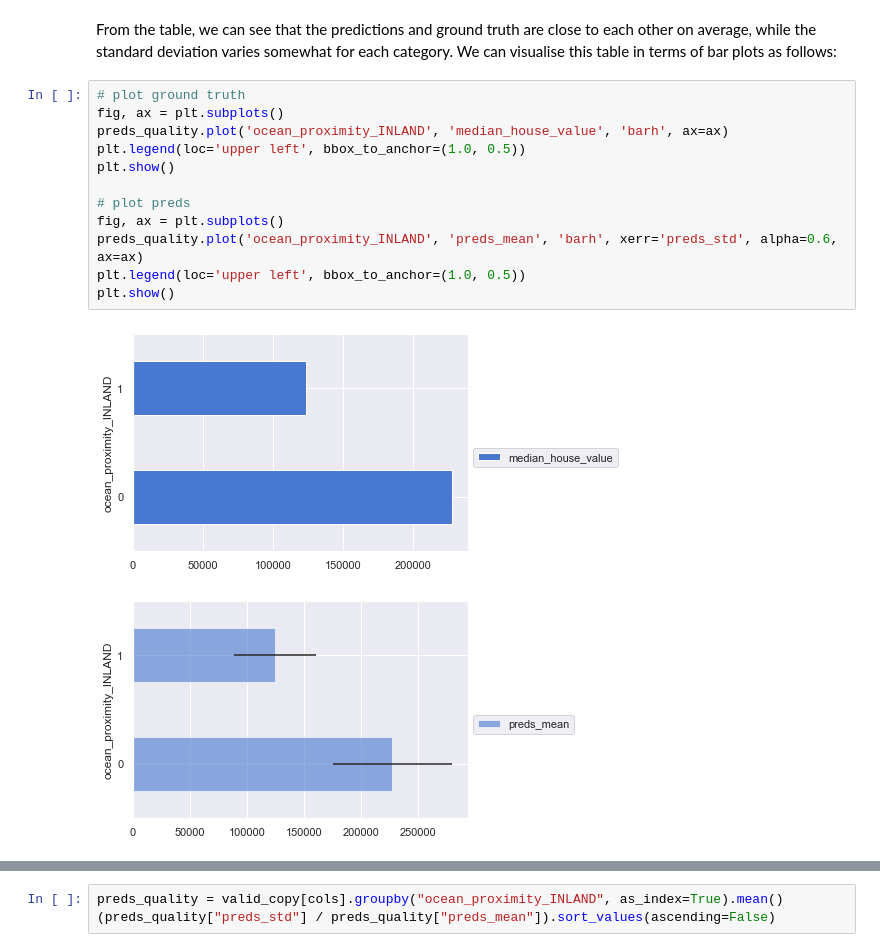
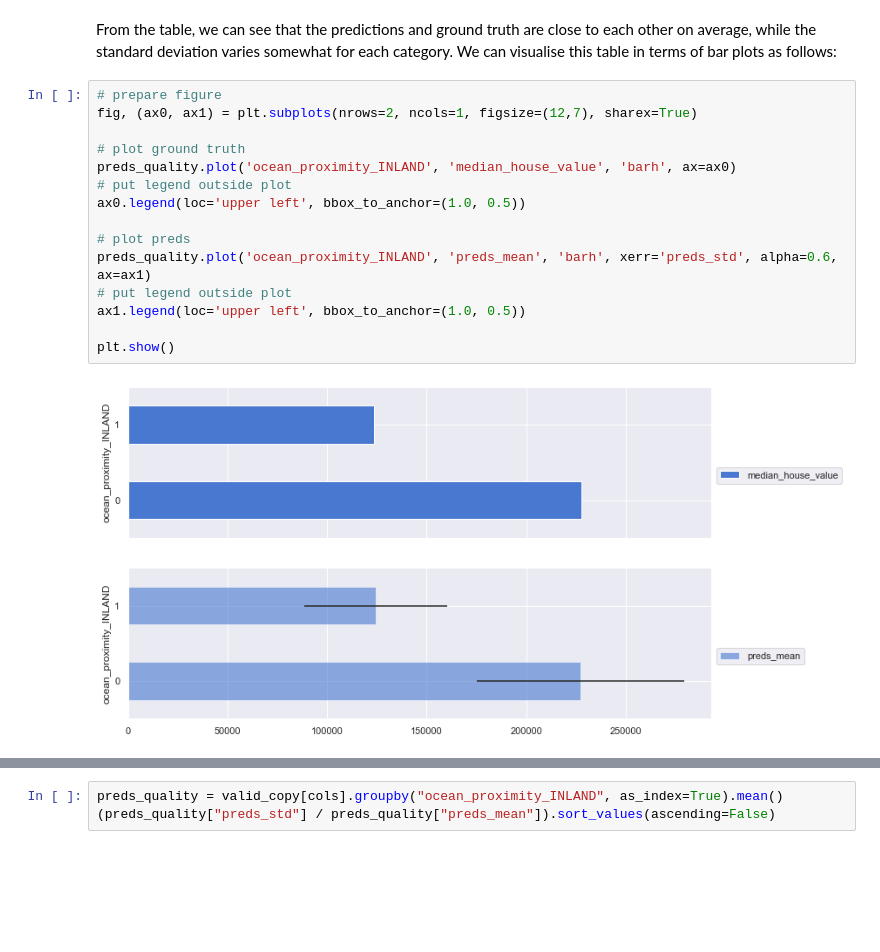
Before and after one commit to lewtun/dslectures, a Jupyter notebook: notebooks/lesson06_model-interpretation.ipynb, the cells around one changed output, grey strips where cells are left out. Drawn from its saved outputs; the diff is of its cells as text; blank space fills up the shorter version.

```diff
--- a/notebooks/lesson06_model-interpretation.ipynb
+++ b/notebooks/lesson06_model-interpretation.ipynb
@@ -212,18 +214,20 @@ preds_quality
 | 1 | 1 | 123654.224570 | 124241.488165 | 35858.872619 |
 # %% [markdown]
 From the table, we can see that the predictions and ground truth are close to each other on average, while the standard deviation varies somewhat for each category. We can visualise this table in terms of bar plots as follows:
-# %%
-# plot ground truth
-fig, ax = plt.subplots()
-preds_quality.plot('ocean_proximity_INLAND', 'median_house_value', 'barh', ax=ax)
-plt.legend(loc='upper left', bbox_to_anchor=(1.0, 0.5))
-plt.show()
-
-# plot preds
-fig, ax = plt.subplots()
-preds_quality.plot('ocean_proximity_INLAND', 'preds_mean', 'barh', xerr='preds_std', alpha=0.6, ax=ax)
-plt.legend(loc='upper left', bbox_to_anchor=(1.0, 0.5))
-plt.show()
-# %% [output]
-[figure, removed]
-[figure, removed]
+# %%
+# prepare figure
+fig, (ax0, ax1) = plt.subplots(nrows=2, ncols=1, figsize=(12,7), sharex=True)
+
+# plot ground truth
+preds_quality.plot('ocean_proximity_INLAND', 'median_house_value', 'barh', ax=ax0)
+# put legend outside plot
+ax0.legend(loc='upper left', bbox_to_anchor=(1.0, 0.5))
+
+# plot preds
+preds_quality.plot('ocean_proximity_INLAND', 'preds_mean', 'barh', xerr='preds_std', alpha=0.6, ax=ax1)
+# put legend outside plot
+ax1.legend(loc='upper left', bbox_to_anchor=(1.0, 0.5))
+
+plt.show()
+# %% [output]
+[figure, added]
```
Also changed, not shown: parts of 24 cells of this notebook, 6 other files.
